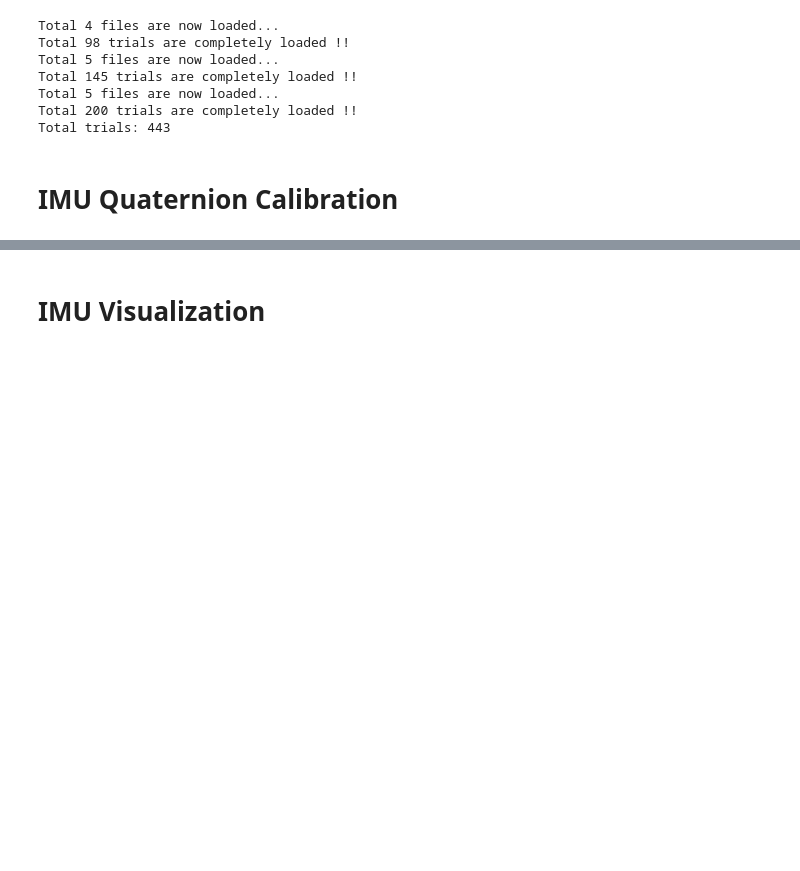
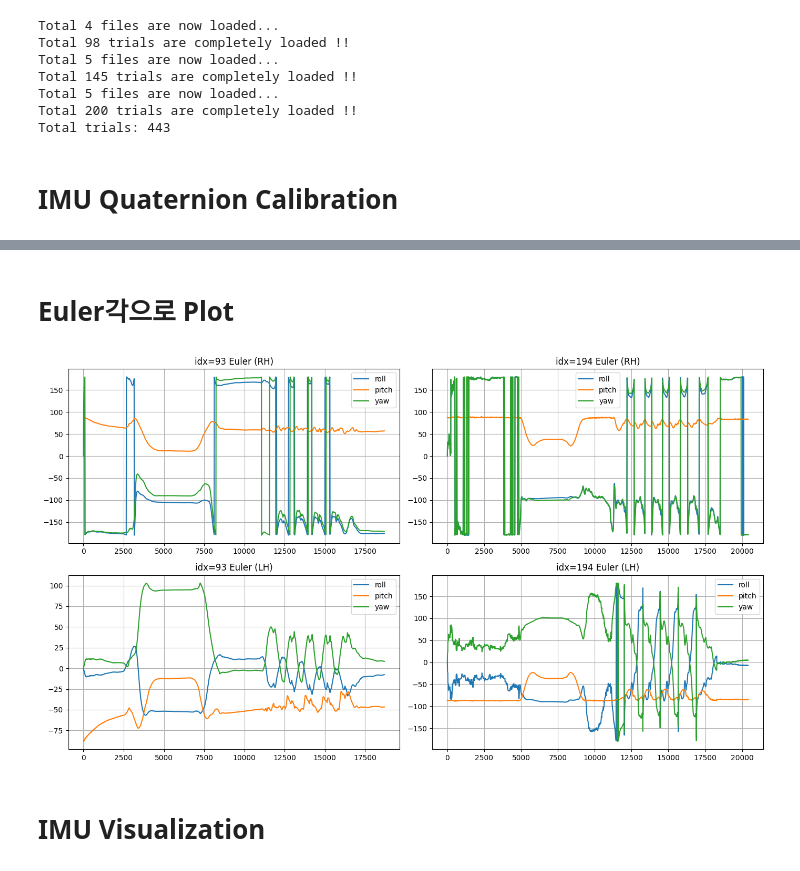
Before and after one commit to EXOLAB-Intention/Upperbody_NN, a Jupyter notebook: main.ipynb, the cells around one changed output, grey strips where cells are left out. Drawn from its saved outputs; the diff is of its cells as text; code cells hidden in the pictures; blank space fills up the shorter version.

```diff
--- a/main.ipynb
+++ b/main.ipynb
@@ -42,3 +106,74 @@ for trial in all_trials:
+# %% [markdown]
+# Euler각으로 Plot
+# %%
+import copy
+
+idx1 = 93
+idx2 = 194
+
+trial1 = copy.deepcopy(all_trials[idx1])
+trial2 = copy.deepcopy(all_trials[idx2])
+
+# DEGREE로 변환
+def rad2deg_trial_euler(trial_euler):
+    """
+    trial_euler: dict with keys 'euler1' ~ 'euler10' (각각 (T, 3)), 'time'
+    return: dict with 각 euler값이 degree로 변환된 결과
+    """
+    trial_euler_deg = {}
+    for i in range(1, 11):
+        key = f"euler{i}"
+        trial_euler_deg[key] = np.rad2deg(trial_euler[key])
+    trial_euler_deg['time'] = trial_euler['time']
+    return trial_euler_deg
+
+trial1_euler = CalibrateIMU_4(trial1)
+trial2_euler = CalibrateIMU_4(trial2)
+trial1_euler_deg = rad2deg_trial_euler(trial1_euler)
+trial2_euler_deg = rad2deg_trial_euler(trial2_euler)
+
+plt.figure(figsize=(14, 8))
+
+# idx1
+plt.subplot(2, 2, 1)
+plt.plot(trial1_euler_deg['time'], trial1_euler_deg['euler1'][:, 0], label='roll')
+plt.plot(trial1_euler_deg['time'], trial1_euler_deg['euler1'][:, 1], label='pitch')
+plt.plot(trial1_euler_deg['time'], trial1_euler_deg['euler1'][:, 2], label='yaw')
+plt.title(f'idx={idx1} Euler (RH)')
+plt.legend()
+plt.grid(True)
+
+# idx2
+plt.subplot(2, 2, 2)
+plt.plot(trial2_euler_deg['time'], trial2_euler_deg['euler1'][:, 0], label='roll')
+plt.plot(trial2_euler_deg['time'], trial2_euler_deg['euler1'][:, 1], label='pitch')
+plt.plot(trial2_euler_deg['time'], trial2_euler_deg['euler1'][:, 2], label='yaw')
+plt.title(f'idx={idx2} Euler (RH)')
+plt.legend()
+plt.grid(True)
+
+# idx1 (LH)
+plt.subplot(2, 2, 3)
+plt.plot(trial1_euler_deg['time'], trial1_euler_deg['euler3'][:, 0], label='roll')
+plt.plot(trial1_euler_deg['time'], trial1_euler_deg['euler3'][:, 1], label='pitch')
+plt.plot(trial1_euler_deg['time'], trial1_euler_deg['euler3'][:, 2], label='yaw')
+plt.title(f'idx={idx1} Euler (LH)')
+plt.legend()
+plt.grid(True)
+
+# idx2 (LH)
+plt.subplot(2, 2, 4)
+plt.plot(trial2_euler_deg['time'], trial2_euler_deg['euler3'][:, 0], label='roll')
+plt.plot(trial2_euler_deg['time'], trial2_euler_deg['euler3'][:, 1], label='pitch')
+plt.plot(trial2_euler_deg['time'], trial2_euler_deg['euler3'][:, 2], label='yaw')
+plt.title(f'idx={idx2} Euler (LH)')
+plt.legend()
+plt.grid(True)
+
+plt.tight_layout()
+plt.show()
+# %% [output]
+[figure, added]
 # %% [markdown]
 # IMU Visualization
 # %% [markdown]
```
Also changed, not shown: parts of 3 cells of this notebook, 2 other files.
